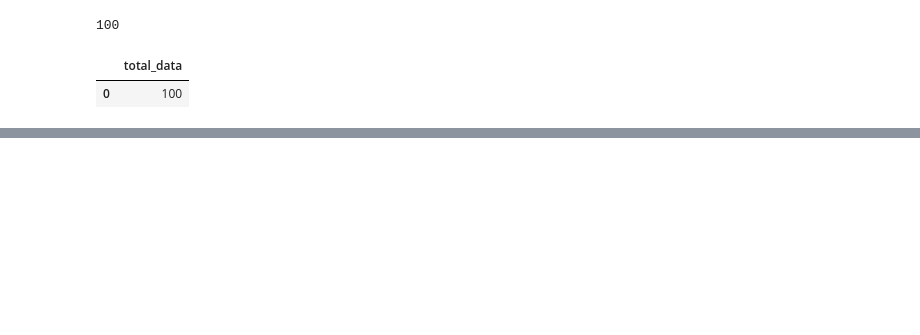
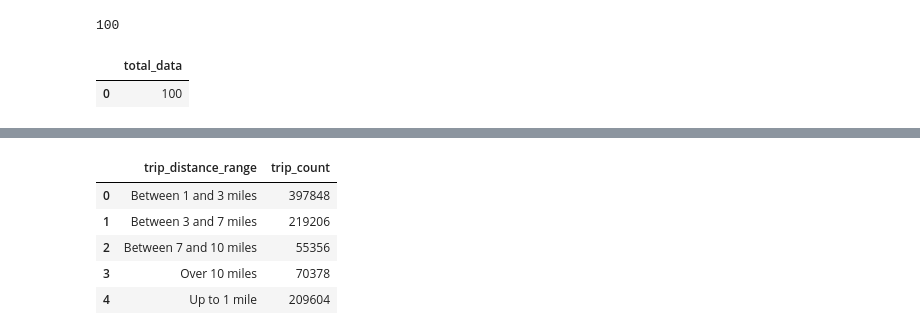
Before and after one commit to niaulans/DE-Zoomcamp2025, a Jupyter notebook: 01-docker-terraform/homework/homework_notebook.ipynb, the cells around one changed output, grey strips where cells are left out. Drawn from its saved outputs; the diff is of its cells as text; code cells hidden in the pictures; blank space fills up the shorter version.

```diff
--- a/01-docker-terraform/homework/homework_notebook.ipynb
+++ b/01-docker-terraform/homework/homework_notebook.ipynb
@@ -260,0 +272,29 @@ During the period of October 1st 2019 (inclusive) and November 1st 2019 (exclusi
+# %%
+query = """
+SELECT
+    CASE
+        WHEN trip_distance <= 1 THEN 'Up to 1 mile'
+        WHEN trip_distance > 1 AND trip_distance <= 3 THEN 'Between 1 and 3 miles'
+        WHEN trip_distance > 3 AND trip_distance <= 7 THEN 'Between 3 and 7 miles'
+        WHEN trip_distance > 7 AND trip_distance <= 10 THEN 'Between 7 and 10 miles'
+        WHEN trip_distance > 10 THEN 'Over 10 miles'
+    END AS trip_distance_range,
+    COUNT(lpep_dropoff_datetime) AS trip_count
+FROM
+    green_taxi_trips
+WHERE
+    (CAST(lpep_dropoff_datetime AS DATE) >= '2019-10-01') AND (CAST(lpep_dropoff_datetime AS DATE) < '2019-11-01')
+GROUP BY
+    trip_distance_range
+ORDER BY
+    trip_distance_range ;
+"""
+
+pd.read_sql(query, con=engine)
+# %% [output]
+|  | trip_distance_range | trip_count |
+| 0 | Between 1 and 3 miles | 397848 |
+| 1 | Between 3 and 7 miles | 219206 |
+| 2 | Between 7 and 10 miles | 55356 |
+| 3 | Over 10 miles | 70378 |
+| 4 | Up to 1 mile | 209604 |
```
Also changed, not shown: parts of 12 cells of this notebook, 2 other files.
